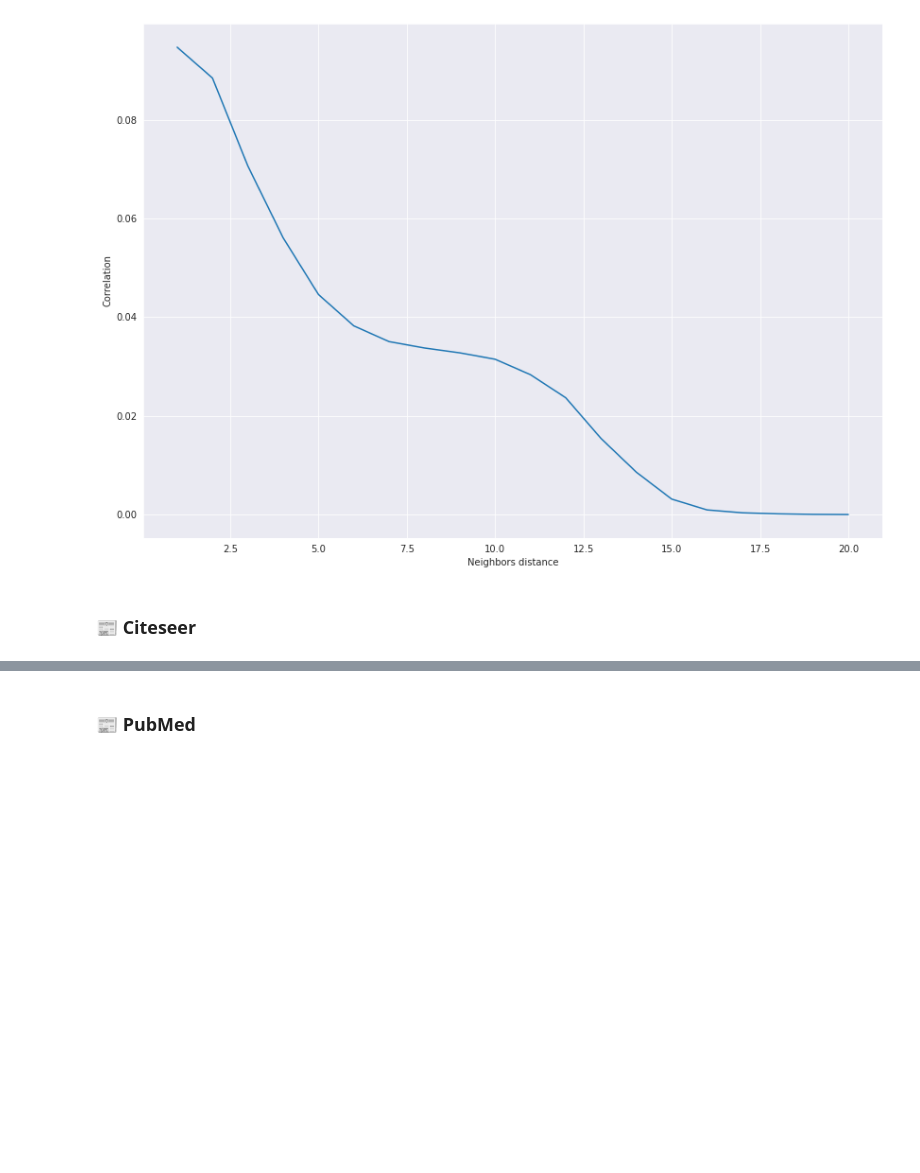
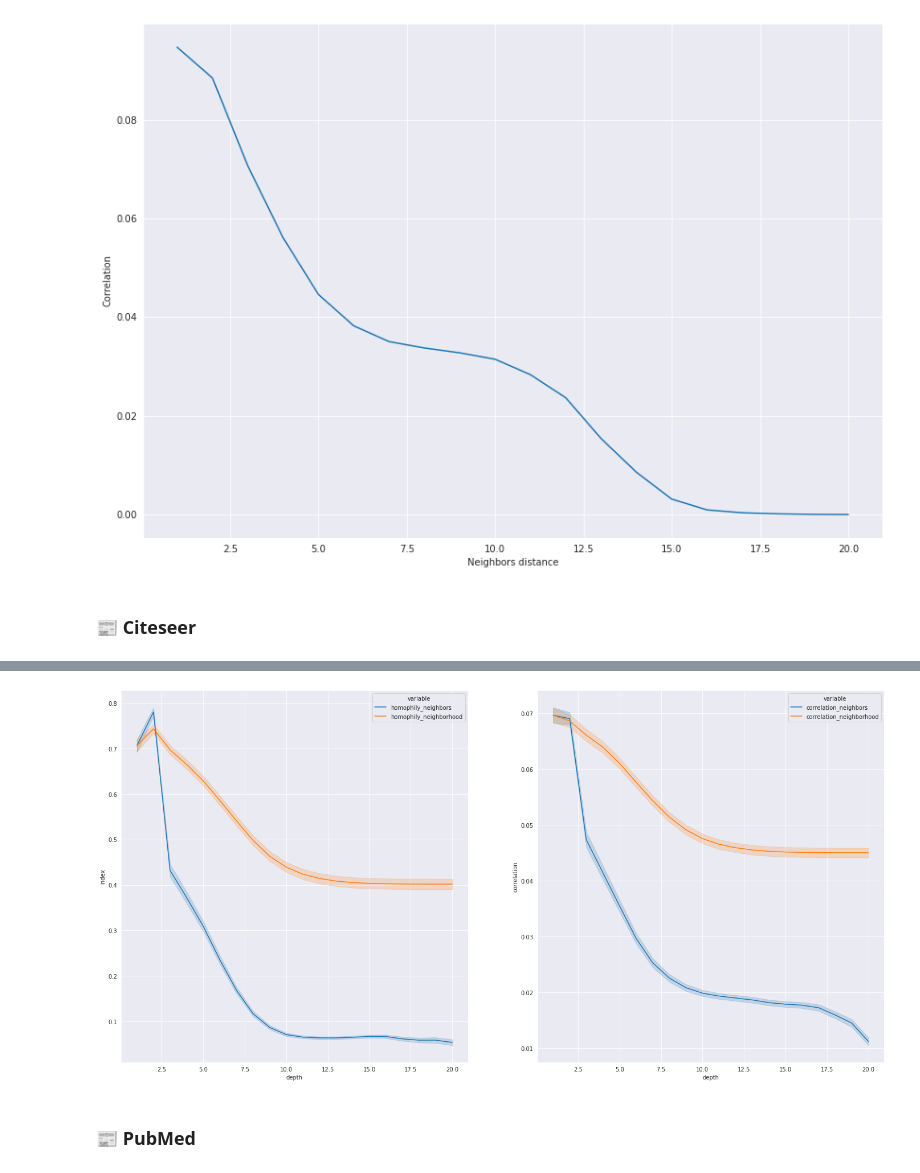
Before and after one commit to achrafash/gnn-receptive-fields, a Jupyter notebook: 05_measuring_problem_radius.ipynb, the cells around one changed output, grey strips where cells are left out. Cells and saved outputs as stored; diff of their text form; code cells hidden in the pictures; blank space fills up the shorter version.

```diff
--- a/05_measuring_problem_radius.ipynb
+++ b/05_measuring_problem_radius.ipynb
@@ -368,5 +371,7 @@ citeseer = load_dataset(path, "CiteSeer")
 # %%
-citeseer_summary = graph_summary(citeseer)
+_, citeseer_summary = graph_summary(citeseer)
+# %% [output]
+[figure, added]
 # %% [markdown]
 ### **📰 PubMed**
 # %%
```
Also changed, not shown: parts of 26 cells of this notebook.
